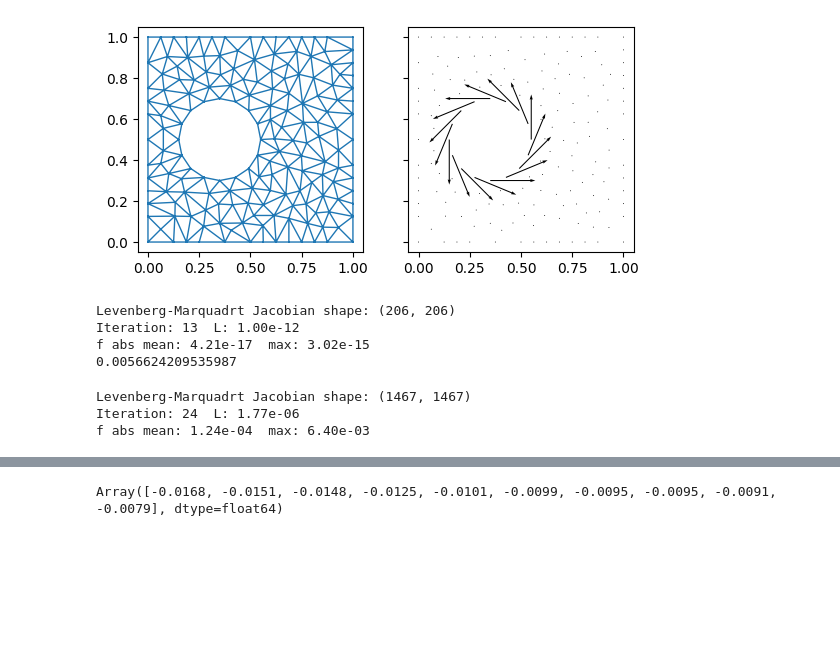
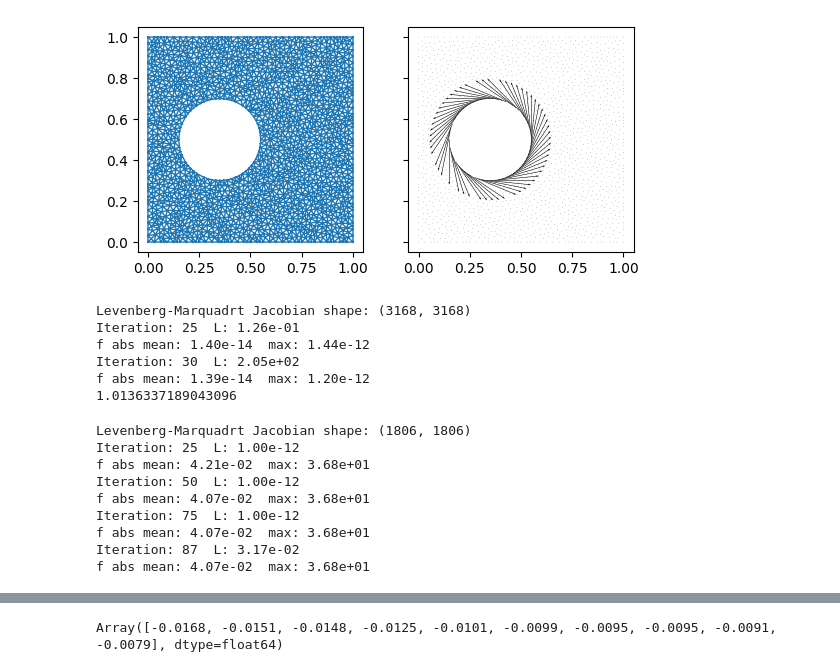
Before and after one commit to chetools/sparseLM, a Jupyter notebook: spareLM/navier_stokes_steady_state.ipynb, the cells around one changed output, grey strips where cells are left out. Drawn from its saved outputs; the diff is of its cells as text; code cells hidden in the pictures; blank space fills up the shorter version.

```diff
--- a/spareLM/navier_stokes_steady_state.ipynb
+++ b/spareLM/navier_stokes_steady_state.ipynb
@@ -12,7 +12,7 @@ from lm import LM
 import scipy as sp
 jnp.set_printoptions(precision=4,linewidth=120)
 # %%
-Nside=8
+Nside=16
 Nsquare=Nside*4
 v=np.linspace(0,1,Nside,endpoint=False)
 z=np.zeros(Nside)
@@ -21,7 +21,7 @@ square=np.c_[np.r_[v,o,1-v,z],np.r_[z,v,o,1-v]]
 square_seg = np.c_[np.arange(square.shape[0]-1),np.arange(1,square.shape[0])]
 square_seg = np.r_[square_seg,np.array([[square.shape[0]-1,0]])]
 
-Ncircle = 16
+Ncircle = 32
 r=0.2
 cx,cy=0.35,0.5
 theta = np.linspace(0, 2 * np.pi, Ncircle, endpoint=False)
@@ -31,7 +31,7 @@ circle_seg = np.r_[circle_seg,np.array([[circle.shape[0]-1,0]])]
 circle_seg+=square.shape[0]
 # %%
 A = dict(vertices=np.r_[square,circle], segments=np.r_[square_seg,circle_seg], holes=[[cx, cy]])
-B = triangle.triangulate(A, 'qpa0.005D')
+B = triangle.triangulate(A, 'qpa0.0004D')
 # %%
 tr=B['triangles']
 verts = B['vertices']
@@ -45,12 +45,9 @@ circleidx = np.where((vertx-cx)**2 + (verty-cy)**2 < r**2 + 1e-10)[0]
 
 squareidx = np.r_[topidx, botidx, leftidx, rightidx]
 
-u=np.random.normal(scale=1e-10, size=Nv)
-v=np.random.normal(scale=1e-10, size=Nv)
-p=np.random.normal(scale=1e-10, size=Nv)
-
-u[squareidx]=0.
-v[squareidx]=0.
+u=np.zeros(Nv)
+v=np.zeros(Nv)
+p=np.zeros(Nv)
 
 angle = np.arctan2(verty[circleidx]-cy,vertx[circleidx]-cx)
 vertx[circleidx],verty[circleidx]=r*np.cos(angle)+cx, r*np.sin(angle)+cy
@@ -63,7 +60,7 @@ right_normals = np.tile(np.array([-1., 0.]), (rightidx.size,1))
 square_normals = np.r_[top_normals, bot_normals, left_normals, right_normals]
 circle_normals = np.c_[np.cos(angle), np.sin(angle)]
 
-w=0.01
+w=1.
 u[circleidx]=-r*w*np.sin(angle)
 v[circleidx]=r*w*np.cos(angle)
 
@@ -147,13 +144,13 @@ def get_coeffs(f):
 # %%
 
 
 fig1, ax = plt.subplots(1,2, sharex=True, sharey=True)
 ax[0].set_aspect('equal')
 _=ax[0].triplot(verts[:,0],verts[:,1],'-',triangles=tr,lw=1)
 ax[1].set_aspect('equal')
-_=ax[1].quiver(verts[:,0],verts[:,1], u, v, scale=0.01)
+_=ax[1].quiver(verts[:,0],verts[:,1], u, v, scale=1)
 # %% [output]
-[figure, old version]
+[figure, new version]
 # %%
 
 #Stokes flow
@@ -171,7 +168,7 @@ def eqs(x, u=u, v=v):
 
 xguess=np.r_[u[interior], v[interior]]
 solver=LM(eqs, xguess)
-res = solver(L=1, rho_tol = 0.1, maxiter=100, xtol=1e-12, ftol=1e-15,iter_print=25)
+res = solver(L=1000, rho_tol = 0.1, maxiter=100, xtol=1e-15, ftol=1e-15,iter_print=25)
 
 usol=u.at[interior].set(res.x[:Ninterior])
 vsol=v.at[interior].set(res.x[Ninterior:2*Ninterior])
@@ -179,10 +176,12 @@ ua=get_coeffs(usol)
 va=get_coeffs(vsol)
 print(np.max(np.abs(ua[interior,2] + va[interior,3])))
 # %% [output]
-Levenberg-Marquadrt Jacobian shape: (206, 206)
-Iteration: 13  L: 1.00e-12
-f abs mean: 4.21e-17  max: 3.02e-15
-0.0056624209535987
+Levenberg-Marquadrt Jacobian shape: (3168, 3168)
+Iteration: 25  L: 1.26e-01
+f abs mean: 1.40e-14  max: 1.44e-12
+Iteration: 30  L: 2.05e+02
+f abs mean: 1.39e-14  max: 1.20e-12
+1.0136337189043096
 # %%
 rho=1000.
 
@@ -192,14 +191,22 @@ def eqs(p, ua=ua, va=va):
 
     pa=get_coeffs(p)
     peqs_interior = 2*(pa[interior,0]+pa[interior,1]) + rho*(ua[interior,2]**2 + 2*ua[interior,3]*va[interior,2] + va[interior,3]**2)
-    peqs_boundary = jnp.sum(pa[boundary,2:4]*normals,axis=1)
-    return jnp.r_[peqs_interior, peqs_boundary]
+    peqs_square = jnp.sum(pa[squareidx,2:4]*square_normals,axis=1)
+    peqs_circle = jnp.sum(pa[circleidx,2:4]*circle_normals,axis=1)
+    return jnp.r_[peqs_interior, peqs_square, peqs_circle]
 
-res=LM(eqs, p, L=1000, rho_tol = 0.1, maxiter=200, xtol=1e-8, ftol=1e-10, iter_print=25)
+solver=LM(eqs, p)
+res = solver(L=1, rho_tol = 0.1, maxiter=1000, xtol=1e-12, ftol=1e-15,iter_print=25)
 psol=res.x
 # %% [output]
-Levenberg-Marquadrt Jacobian shape: (1467, 1467)
-Iteration: 24  L: 1.77e-06
-f abs mean: 1.24e-04  max: 6.40e-03
+Levenberg-Marquadrt Jacobian shape: (1806, 1806)
+Iteration: 25  L: 1.00e-12
+f abs mean: 4.21e-02  max: 3.68e+01
+Iteration: 50  L: 1.00e-12
+f abs mean: 4.07e-02  max: 3.68e+01
+Iteration: 75  L: 1.00e-12
+f abs mean: 4.07e-02  max: 3.68e+01
+Iteration: 87  L: 3.17e-02
+f abs mean: 4.07e-02  max: 3.68e+01
 # %%
 rho=1000.
```
Also changed, not shown: parts of 2 cells of this notebook.
